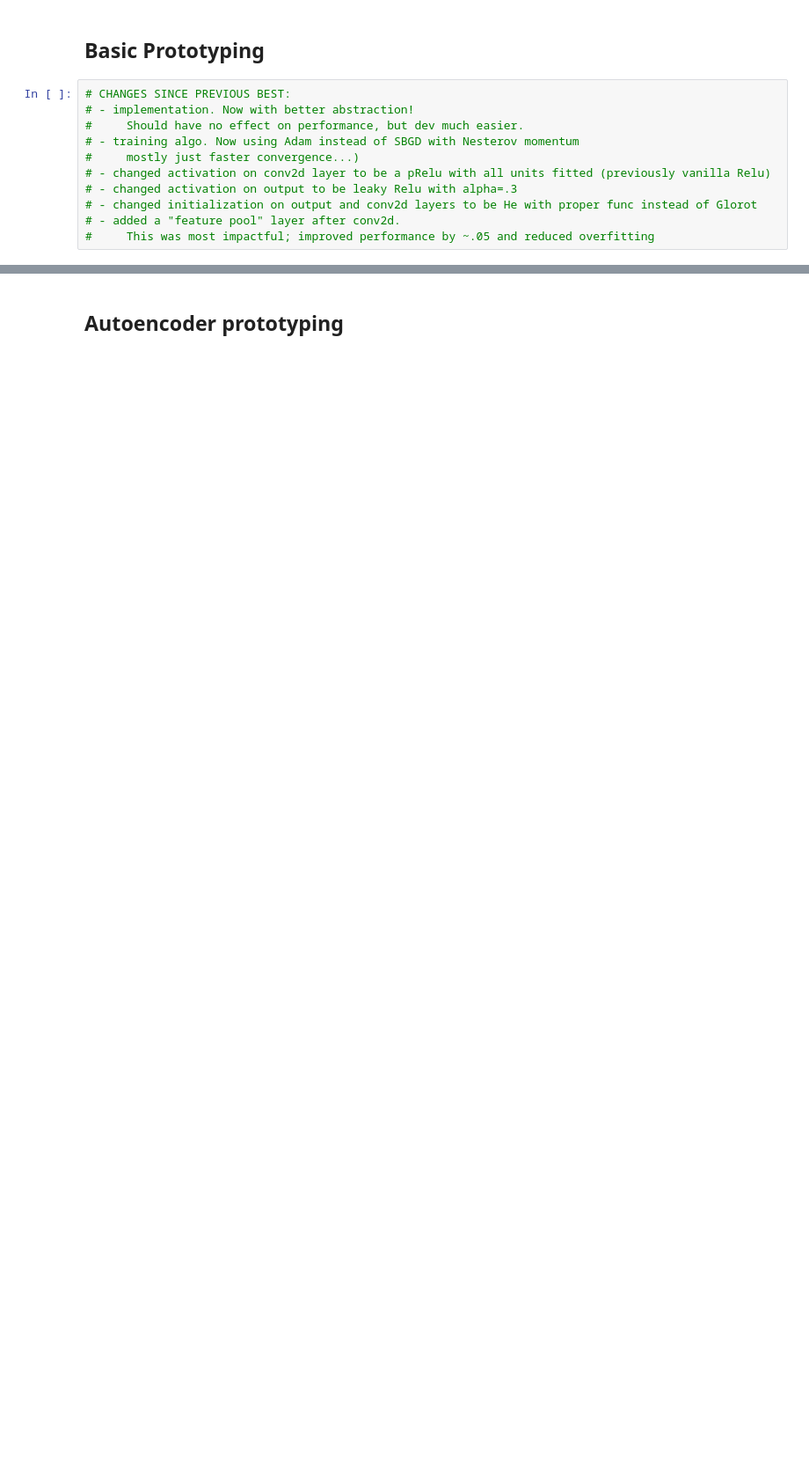
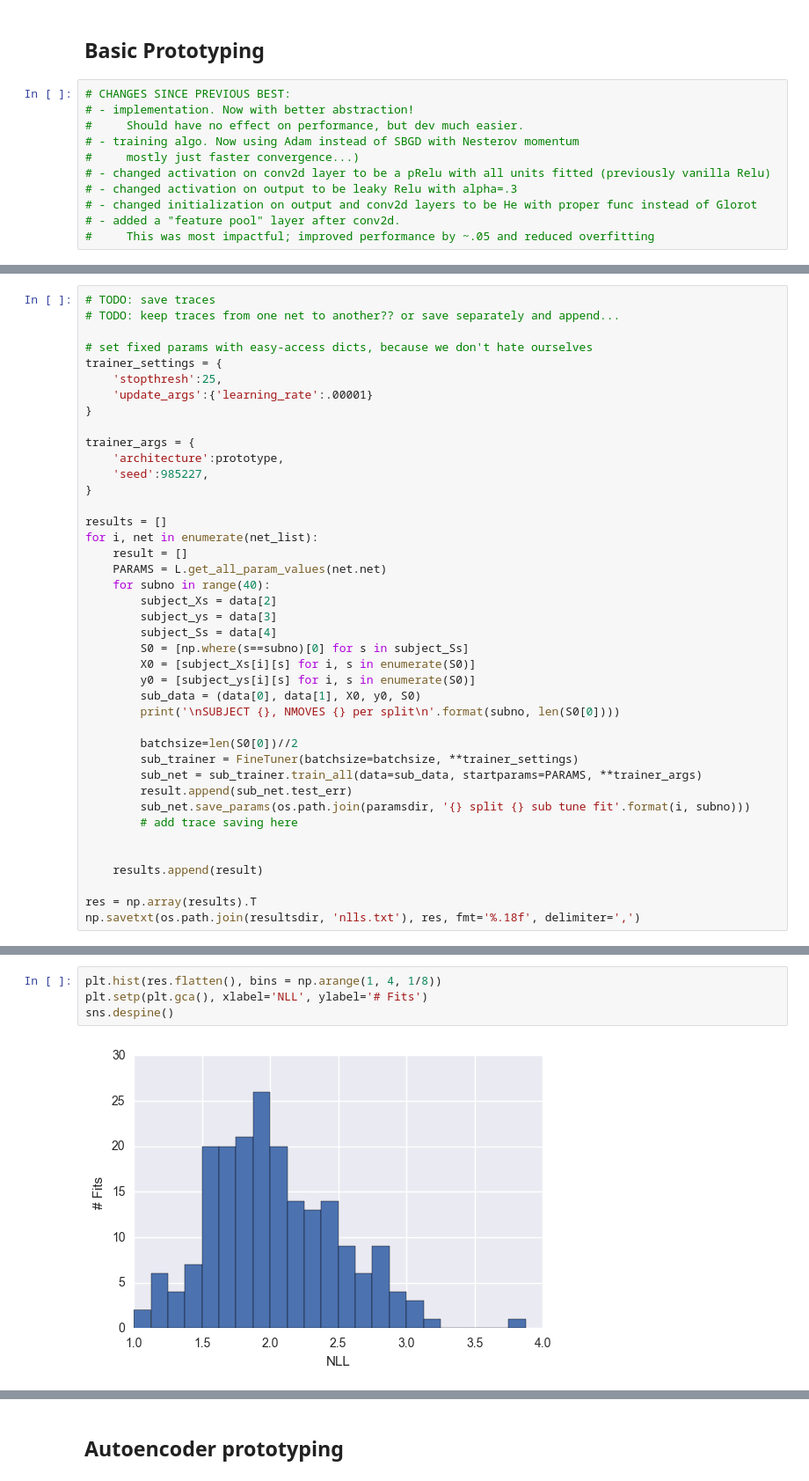
Before and after one commit to galbiati/nns-for-mnk, a Jupyter notebook: Prototyping.ipynb, the cells around one changed output, grey strips where cells are left out. Shown: that part at 88% size. Cells and saved outputs as stored; diff of their text form; blank space fills up the shorter version.

```diff
--- a/Prototyping.ipynb
+++ b/Prototyping.ipynb
@@ -149,0 +72,41 @@ OVERALL RESULTS
+# %%
+# TODO: save traces
+# TODO: keep traces from one net to another?? or save separately and append...
+
+# set fixed params with easy-access dicts, because we don't hate ourselves
+trainer_settings = {
+    'stopthresh':25,
+    'update_args':{'learning_rate':.00001}
+}
+
+trainer_args = {
+    'architecture':prototype,
+    'seed':985227,
+}
+
+results = []
+for i, net in enumerate(net_list):
+    result = []
+    PARAMS = L.get_all_param_values(net.net)
+    for subno in range(40):
+        subject_Xs = data[2]
+        subject_ys = data[3]
+        subject_Ss = data[4]
+        S0 = [np.where(s==subno)[0] for s in subject_Ss]
+        X0 = [subject_Xs[i][s] for i, s in enumerate(S0)]
+        y0 = [subject_ys[i][s] for i, s in enumerate(S0)]
+        sub_data = (data[0], data[1], X0, y0, S0)
+        print('\nSUBJECT {}, NMOVES {} per split\n'.format(subno, len(S0[0])))
+
+        batchsize=len(S0[0])//2
+        sub_trainer = FineTuner(batchsize=batchsize, **trainer_settings)
+        sub_net = sub_trainer.train_all(data=sub_data, startparams=PARAMS, **trainer_args)
+        result.append(sub_net.test_err)
+        sub_net.save_params(os.path.join(paramsdir, '{} split {} sub tune fit'.format(i, subno)))
+        # add trace saving here
+
+
+    results.append(result)
+
+res = np.array(results).T
+np.savetxt(os.path.join(resultsdir, 'nlls.txt'), res, fmt='%.18f', delimiter=',')
@@ -149,0 +125,6 @@ OVERALL RESULTS
+# %%
+plt.hist(res.flatten(), bins = np.arange(1, 4, 1/8))
+plt.setp(plt.gca(), xlabel='NLL', ylabel='# Fits')
+sns.despine()
+# %% [output]
+[figure, added]
```
Also changed, not shown: parts of 10 cells of this notebook, 2 other files.
